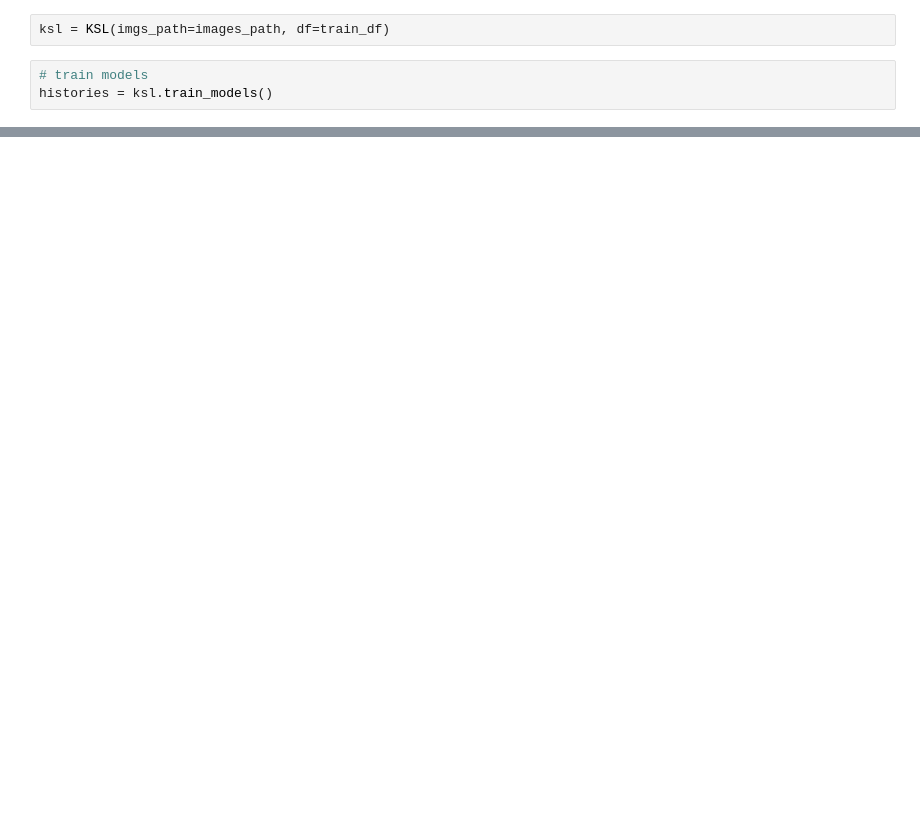
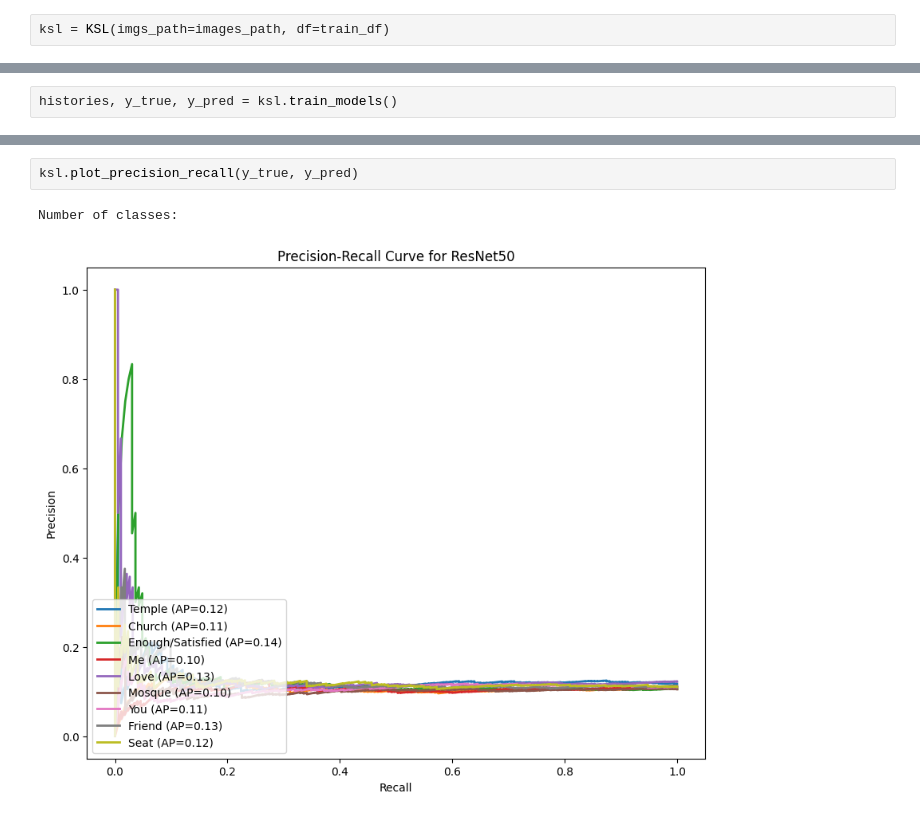
Before and after one commit to iradspm/Machine-Learning, a Jupyter notebook: cnn-based-ksl.ipynb, the cells around one changed output, grey strips where cells are left out. Saved outputs shown, nothing was run; the diff lists cells and outputs as text; blank space fills up the shorter version.

Commit message:
Kaggle Notebook | CNN based KSL | Precision recall curves

```diff
--- a/cnn-based-ksl.ipynb
+++ b/cnn-based-ksl.ipynb
@@ -278,6 +309,3 @@ class KSL:
             plt.show()
 # %%
 ksl = KSL(imgs_path=images_path, df=train_df)
-# %%
-# train models
-histories = ksl.train_models()
@@ -321,0 +312,2 @@ W0000 00:00:1724244983.890633     291 graph_launch.cc:671] Fallback to op-by-op
+# %%
+histories, y_true, y_pred = ksl.train_models()
@@ -321,0 +343,5 @@ W0000 00:00:1724244983.890633     291 graph_launch.cc:671] Fallback to op-by-op
+# %%
+ksl.plot_precision_recall(y_true, y_pred)
+# %% [output]
+Number of classes:
+[figure, added]
```
Also changed, not shown: parts of 7 cells of this notebook.
